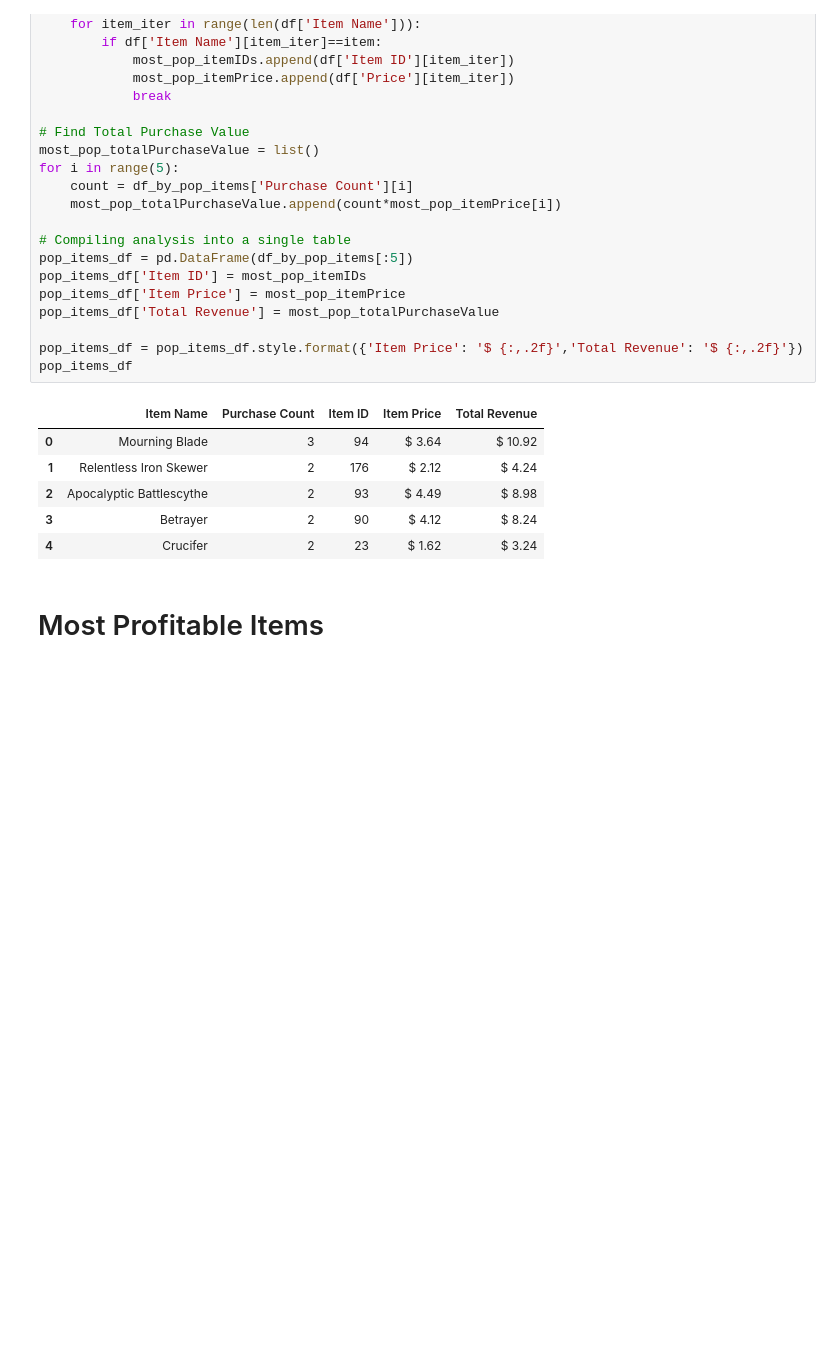
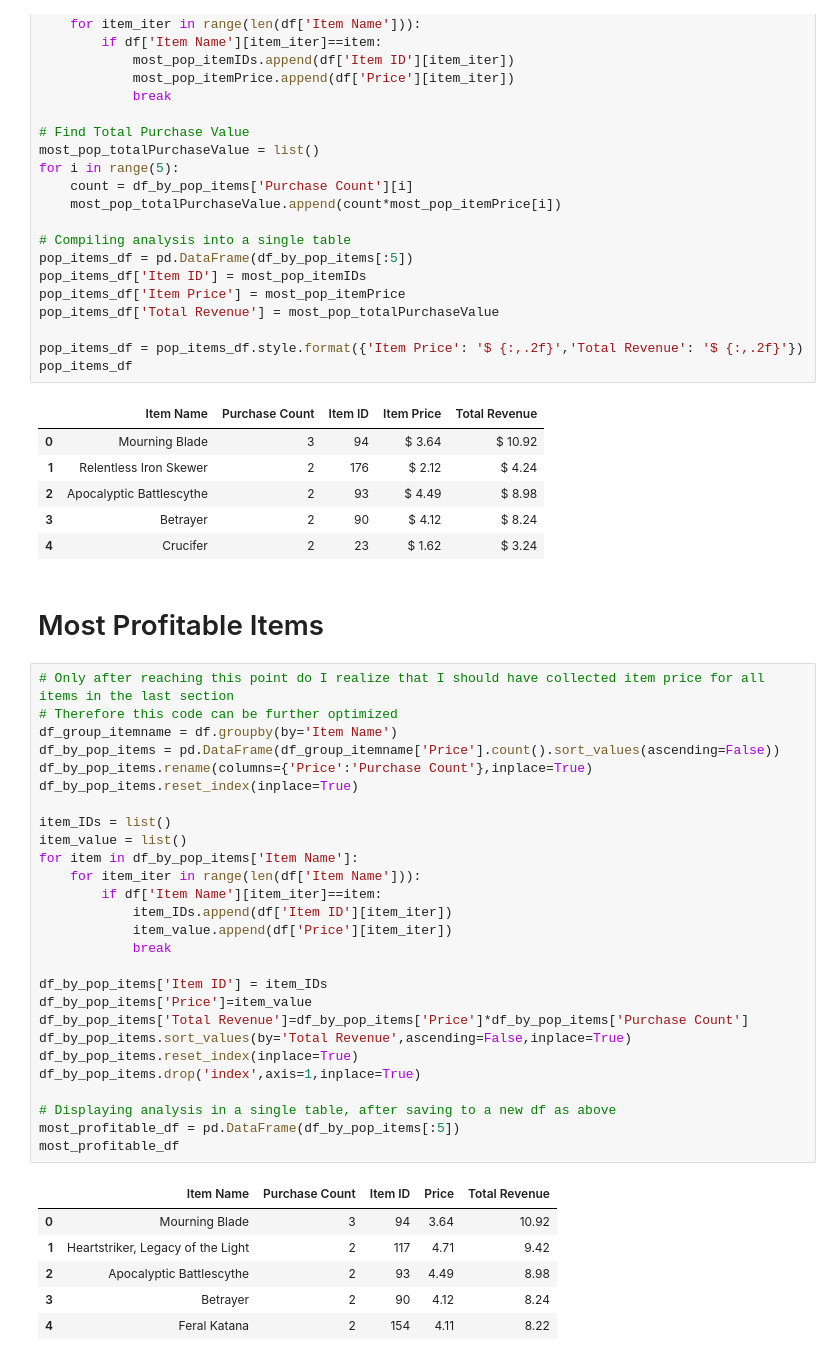
Before and after one commit to mhorton20916/UT-Austin-Bootcamp-Homework, a Jupyter notebook: Feb12/HeroesofPymoli/HolyPymoli.ipynb, the cells around one changed output. Saved outputs shown, nothing was run; the diff lists cells and outputs as text; blank space fills up the shorter version.

```diff
--- a/Feb12/HeroesofPymoli/HolyPymoli.ipynb
+++ b/Feb12/HeroesofPymoli/HolyPymoli.ipynb
@@ -281,3 +281,37 @@ pop_items_df
 | 4 | Crucifer | 2 | 23 | $ 1.62 | $ 3.24 |
 # %% [markdown]
 # Most Profitable Items
+# %%
+# Only after reaching this point do I realize that I should have collected item price for all items in the last section
+# Therefore this code can be further optimized
+df_group_itemname = df.groupby(by='Item Name')
+df_by_pop_items = pd.DataFrame(df_group_itemname['Price'].count().sort_values(ascending=False))
+df_by_pop_items.rename(columns={'Price':'Purchase Count'},inplace=True)
+df_by_pop_items.reset_index(inplace=True)
+
+item_IDs = list()
+item_value = list()
+for item in df_by_pop_items['Item Name']:
+    for item_iter in range(len(df['Item Name'])):
+        if df['Item Name'][item_iter]==item:
+            item_IDs.append(df['Item ID'][item_iter])
+            item_value.append(df['Price'][item_iter])
+            break
+
+df_by_pop_items['Item ID'] = item_IDs
+df_by_pop_items['Price']=item_value
+df_by_pop_items['Total Revenue']=df_by_pop_items['Price']*df_by_pop_items['Purchase Count']
+df_by_pop_items.sort_values(by='Total Revenue',ascending=False,inplace=True)
+df_by_pop_items.reset_index(inplace=True)
+df_by_pop_items.drop('index',axis=1,inplace=True)
+
+# Displaying analysis in a single table, after saving to a new df as above
+most_profitable_df = pd.DataFrame(df_by_pop_items[:5])
+most_profitable_df
+# %% [output]
+|  | Item Name | Purchase Count | Item ID | Price | Total Revenue |
+| 0 | Mourning Blade | 3 | 94 | 3.64 | 10.92 |
+| 1 | Heartstriker, Legacy of the Light | 2 | 117 | 4.71 | 9.42 |
+| 2 | Apocalyptic Battlescythe | 2 | 93 | 4.49 | 8.98 |
+| 3 | Betrayer | 2 | 90 | 4.12 | 8.24 |
+| 4 | Feral Katana | 2 | 154 | 4.11 | 8.22 |
```
Also changed, not shown: 1 other file.
